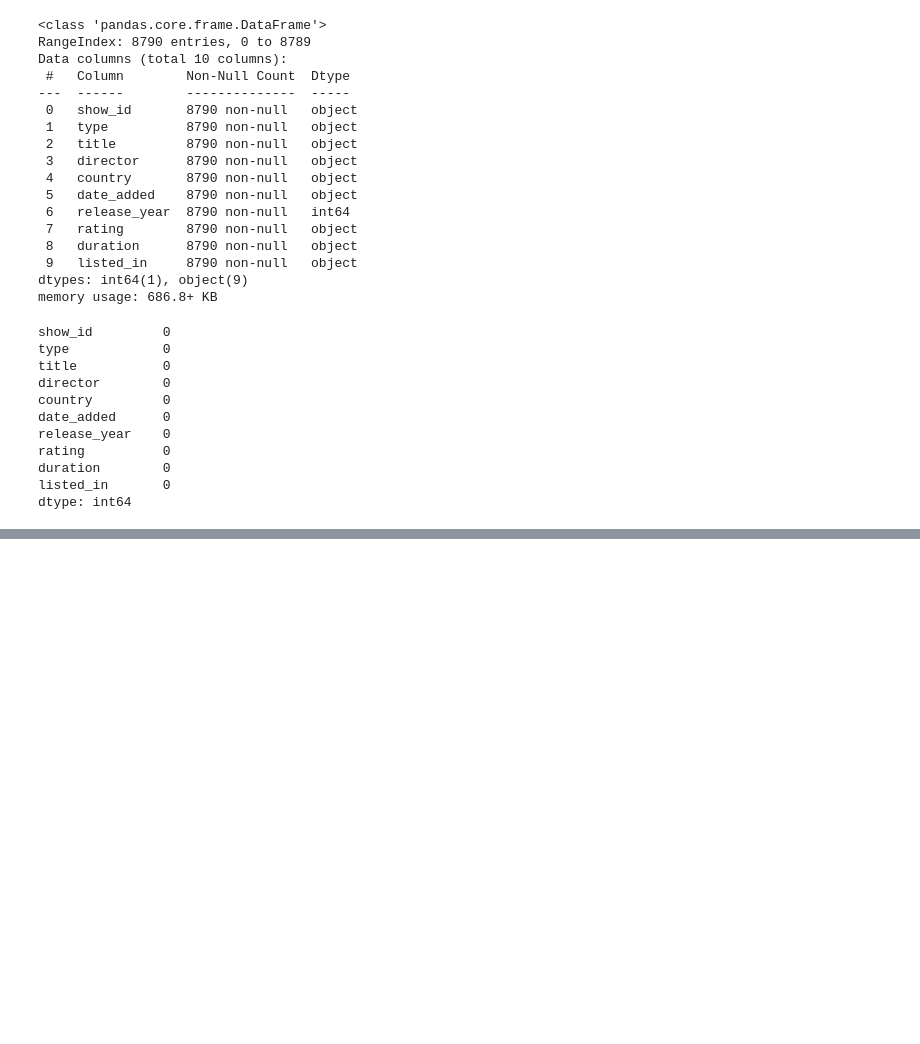
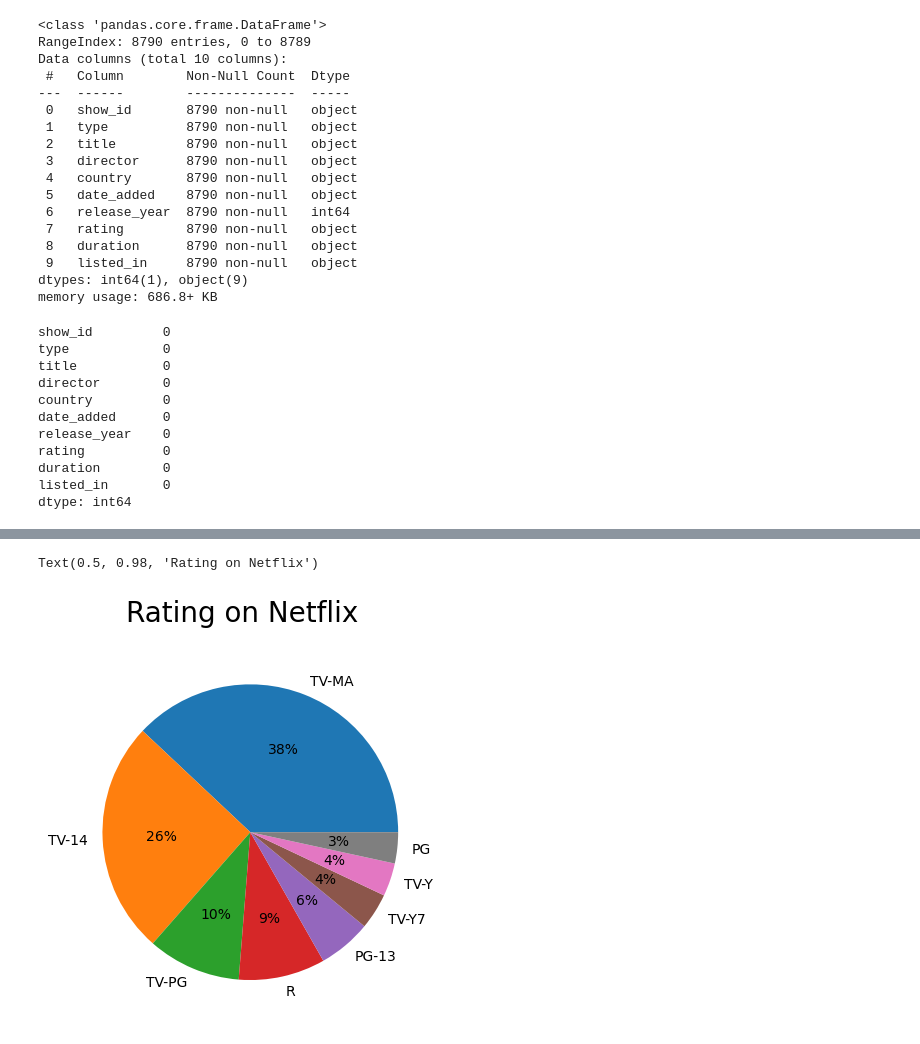
Before and after one commit to Savithri05/netflix, a Jupyter notebook: netflix.ipynb, the cells around one changed output, grey strips where cells are left out. Saved outputs shown, nothing was run; the diff lists cells and outputs as text; code cells hidden in the pictures; blank space fills up the shorter version.

```diff
--- a/netflix.ipynb
+++ b/netflix.ipynb
@@ -101,0 +123,6 @@ plt.show()
+# %%
+plt.pie(ratings['count'][:8], labels = ratings['rating'][:8],autopct = '%.0f%%')
+plt.suptitle('Rating on Netflix', fontsize = 20)
+# %% [output]
+Text(0.5, 0.98, 'Rating on Netflix')
+[figure, added]
```
Also changed, not shown: parts of 21 cells of this notebook.
